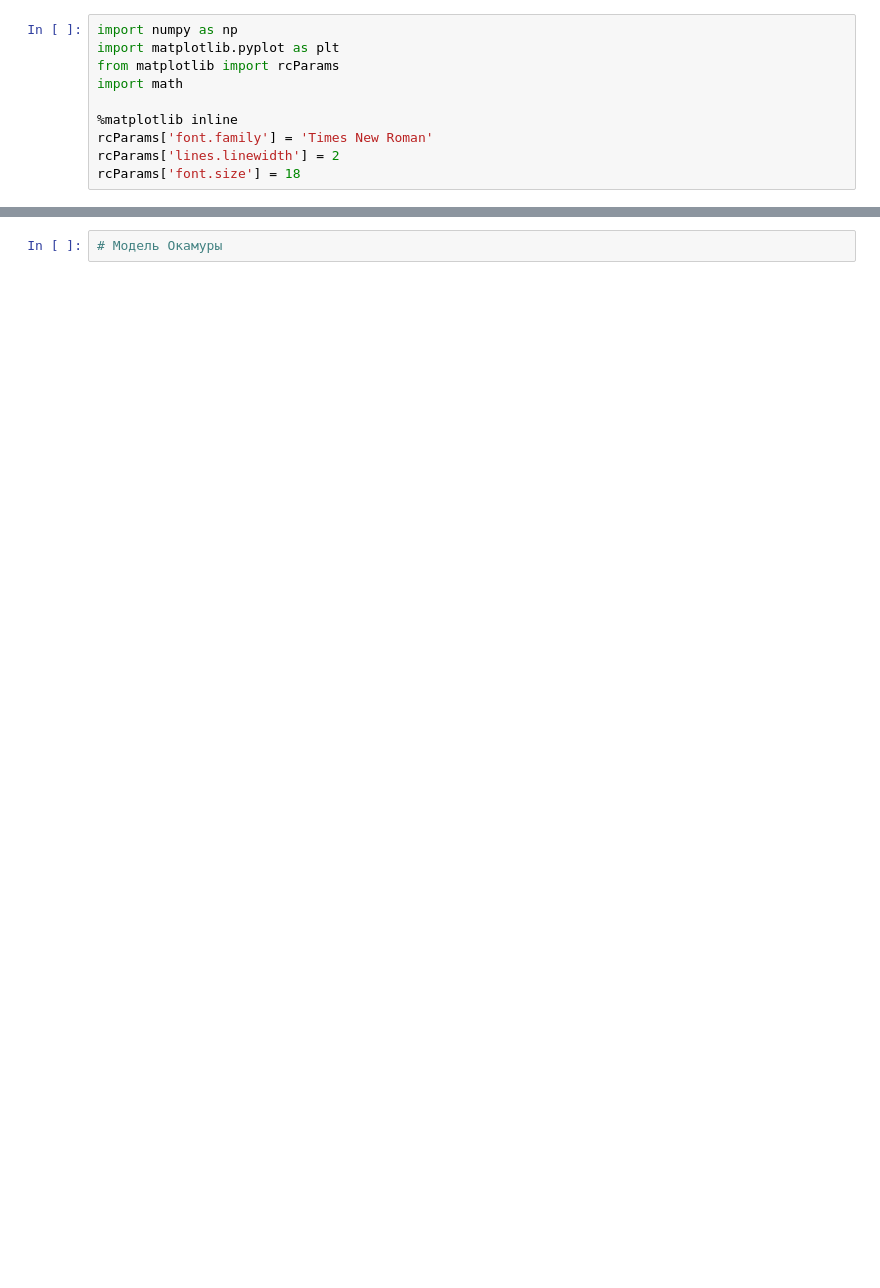
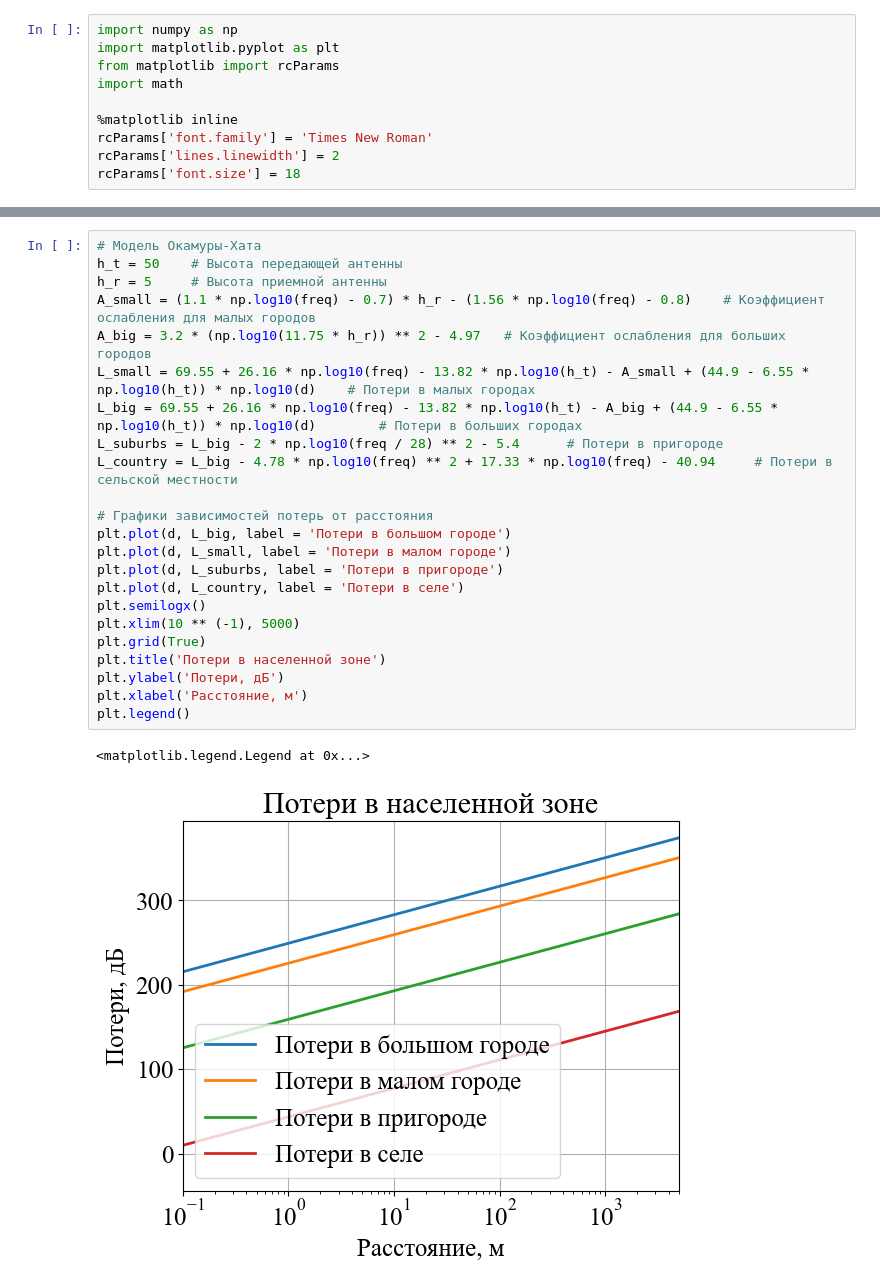
Before and after one commit to liveinscarlet/Study, a Jupyter notebook: Шапошникова/Propogation_losses/Propogation losses.ipynb, the cells around one changed output, grey strips where cells are left out. Cells and saved outputs as stored; diff of their text form; blank space fills up the shorter version.

```diff
--- a/Шапошникова/Propogation_losses/Propogation losses.ipynb
+++ b/Шапошникова/Propogation_losses/Propogation losses.ipynb
@@ -27,2 +29,26 @@ plt.semilogx()
-# %%
-# Модель Окамуры
+# %%
+# Модель Окамуры-Хата
+h_t = 50    # Высота передающей антенны
+h_r = 5     # Высота приемной антенны
+A_small = (1.1 * np.log10(freq) - 0.7) * h_r - (1.56 * np.log10(freq) - 0.8)    # Коэффициент ослабления для малых городов
+A_big = 3.2 * (np.log10(11.75 * h_r)) ** 2 - 4.97   # Коэффициент ослабления для больших городов
+L_small = 69.55 + 26.16 * np.log10(freq) - 13.82 * np.log10(h_t) - A_small + (44.9 - 6.55 * np.log10(h_t)) * np.log10(d)    # Потери в малых городах
+L_big = 69.55 + 26.16 * np.log10(freq) - 13.82 * np.log10(h_t) - A_big + (44.9 - 6.55 * np.log10(h_t)) * np.log10(d)        # Потери в больших городах
+L_suburbs = L_big - 2 * np.log10(freq / 28) ** 2 - 5.4      # Потери в пригороде
+L_country = L_big - 4.78 * np.log10(freq) ** 2 + 17.33 * np.log10(freq) - 40.94     # Потери в сельской местности
+
+# Графики зависимостей потерь от расстояния
+plt.plot(d, L_big, label = 'Потери в большом городе')
+plt.plot(d, L_small, label = 'Потери в малом городе')
+plt.plot(d, L_suburbs, label = 'Потери в пригороде')
+plt.plot(d, L_country, label = 'Потери в селе')
+plt.semilogx()
+plt.xlim(10 ** (-1), 5000)
+plt.grid(True)
+plt.title('Потери в населенной зоне')
+plt.ylabel('Потери, дБ')
+plt.xlabel('Расстояние, м')
+plt.legend()
+# %% [output]
+<matplotlib.legend.Legend at 0x...>
+[figure, added]
```
Also changed, not shown: parts of 2 cells of this notebook.
